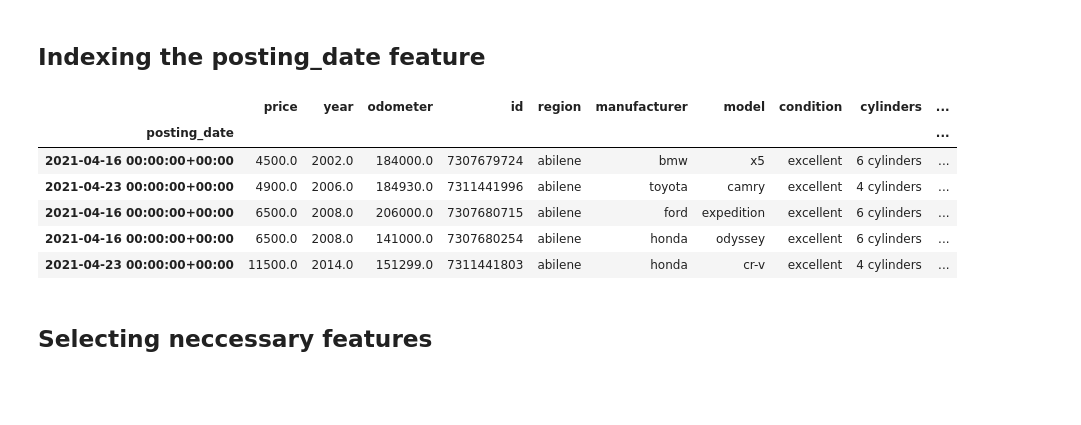
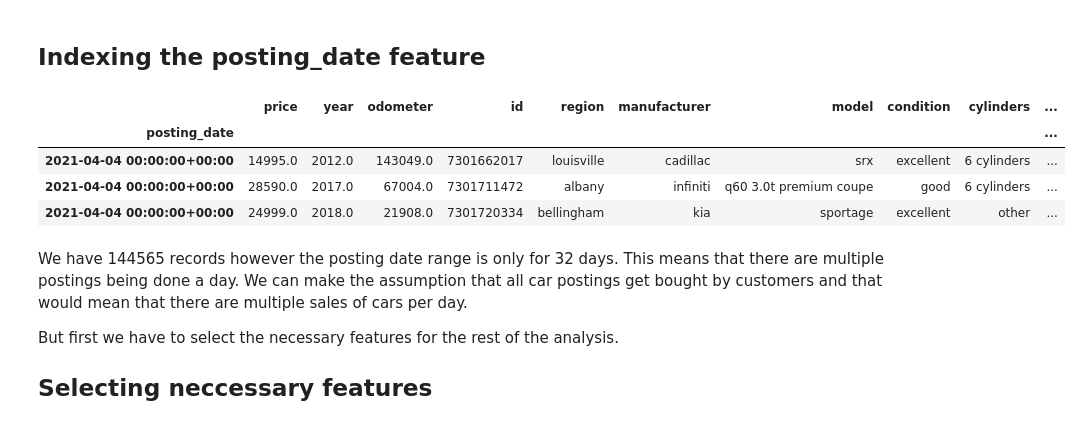
Before and after one commit to Nickimani/craigslist_used_vehicles_TSA, a Jupyter notebook: Code.ipynb, the cells around one changed output. Saved outputs shown, nothing was run; the diff lists cells and outputs as text; code cells hidden in the pictures; blank space fills up the shorter version.

```diff
--- a/Code.ipynb
+++ b/Code.ipynb
@@ -497,17 +504,19 @@ data = numerical_df.join(non_numeric_df)
 # %% [markdown]
 ## Indexing the posting_date feature
 # %%
-# Making posting_date the index column to change data time series
-data.set_index(keys='posting_date', drop=True, inplace=True)
+data.set_index(keys='posting_date', drop=True, inplace=True)  # Making posting_date the index column to change data time series
+data.sort_index(inplace=True)  # Sorting the data by index
 # %%
-data.head()
+data.head(3)
 # %% [output]
 |  | price | year | odometer | id | region | manufacturer | model | condition | cylinders | ... |
 | posting_date |  |  |  |  |  |  |  |  |  | ... |
-| 2021-04-16 00:00:00+00:00 | 4500.0 | 2002.0 | 184000.0 | 7307679724 | abilene | bmw | x5 | excellent | 6 cylinders | ... |
-| 2021-04-23 00:00:00+00:00 | 4900.0 | 2006.0 | 184930.0 | 7311441996 | abilene | toyota | camry | excellent | 4 cylinders | ... |
-| 2021-04-16 00:00:00+00:00 | 6500.0 | 2008.0 | 206000.0 | 7307680715 | abilene | ford | expedition | excellent | 6 cylinders | ... |
-| 2021-04-16 00:00:00+00:00 | 6500.0 | 2008.0 | 141000.0 | 7307680254 | abilene | honda | odyssey | excellent | 6 cylinders | ... |
-| 2021-04-23 00:00:00+00:00 | 11500.0 | 2014.0 | 151299.0 | 7311441803 | abilene | honda | cr-v | excellent | 4 cylinders | ... |
+| 2021-04-04 00:00:00+00:00 | 14995.0 | 2012.0 | 143049.0 | 7301662017 | louisville | cadillac | srx | excellent | 6 cylinders | ... |
+| 2021-04-04 00:00:00+00:00 | 28590.0 | 2017.0 | 67004.0 | 7301711472 | albany | infiniti | q60 3.0t premium coupe | good | 6 cylinders | ... |
+| 2021-04-04 00:00:00+00:00 | 24999.0 | 2018.0 | 21908.0 | 7301720334 | bellingham | kia | sportage | excellent | other | ... |
-# %% [markdown]
-## Selecting neccessary features
+# %% [markdown]
+We have 144565 records however the posting date range is only for 32 days. This means that there are multiple postings being done a day. We can make the assumption that all car postings get bought by customers and that would mean that there are multiple sales of cars per day.
+
+But first we have to select the necessary features for the rest of the analysis.
+
+## Selecting neccessary features
```
Also changed, not shown: parts of 33 cells of this notebook.
